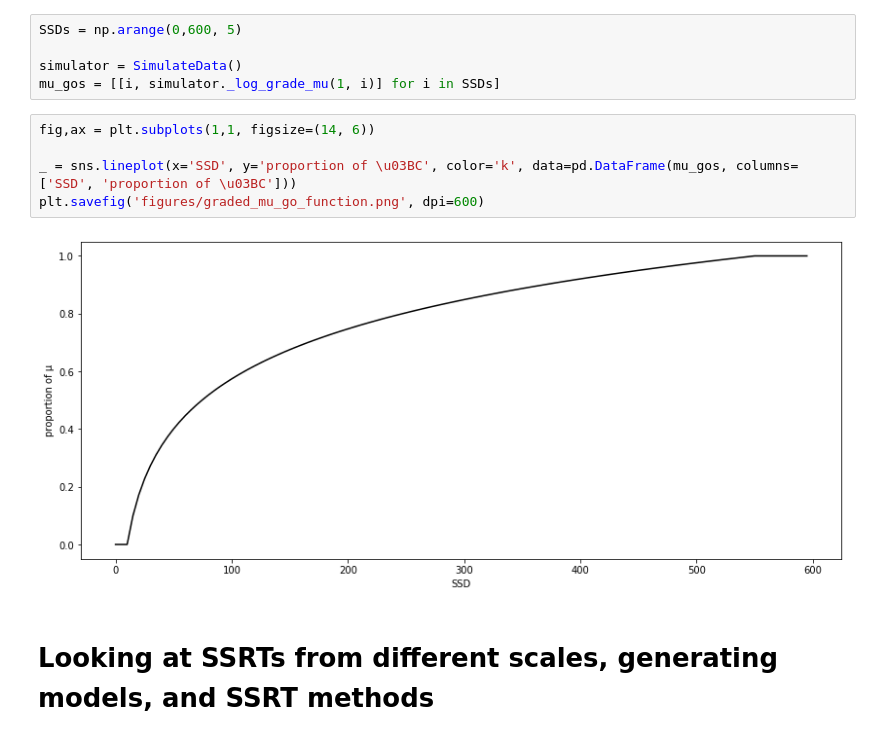
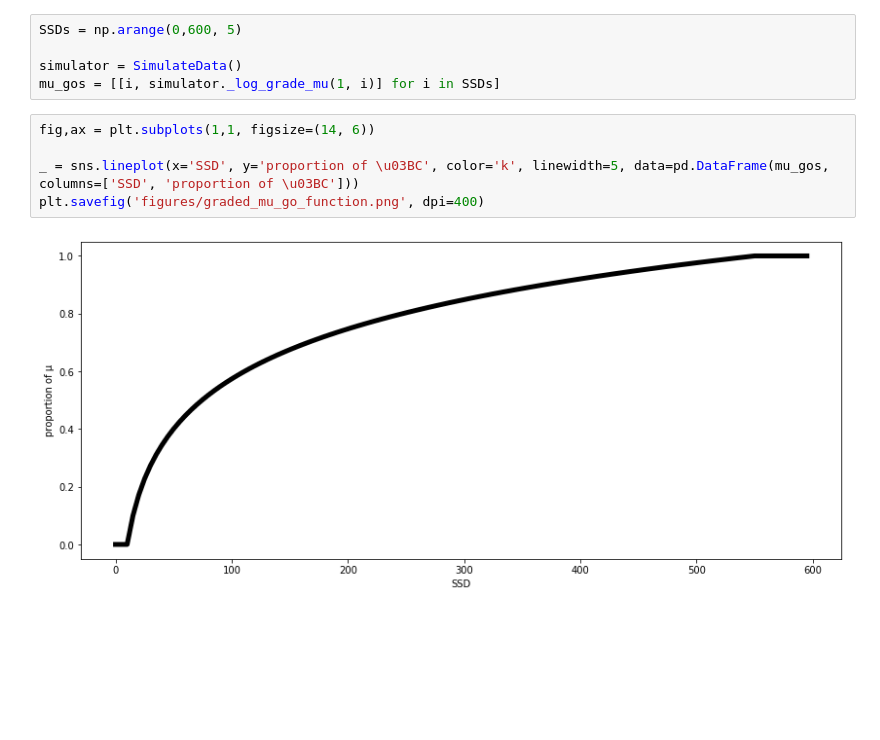
Before and after one commit to henrymj/ABCD_simulations, a Jupyter notebook: 2results_across_SSRTscales.ipynb, the cells around one changed output. Saved outputs shown, nothing was run; the diff lists cells and outputs as text; blank space fills up the shorter version.

Commit message:
update figures with new lines, add normative_stopping_data for SD comparison

```diff
--- a/2results_across_SSRTscales.ipynb
+++ b/2results_across_SSRTscales.ipynb
@@ -176,9 +169,7 @@ mu_gos = [[i, simulator._log_grade_mu(1, i)] for i in SSDs]
 # %%
 fig,ax = plt.subplots(1,1, figsize=(14, 6))
 
-_ = sns.lineplot(x='SSD', y='proportion of \u03BC', color='k', data=pd.DataFrame(mu_gos, columns=['SSD', 'proportion of \u03BC']))
-plt.savefig('figures/graded_mu_go_function.png', dpi=600)
+_ = sns.lineplot(x='SSD', y='proportion of \u03BC', color='k', linewidth=5, data=pd.DataFrame(mu_gos, columns=['SSD', 'proportion of \u03BC']))
+plt.savefig('figures/graded_mu_go_function.png', dpi=400)
 # %% [output]
-[figure, old version]
+[figure, new version]
-# %% [markdown]
-# Looking at SSRTs from different scales, generating models, and SSRT methods
```
Also changed, not shown: parts of 4 cells of this notebook, 25 other files.
